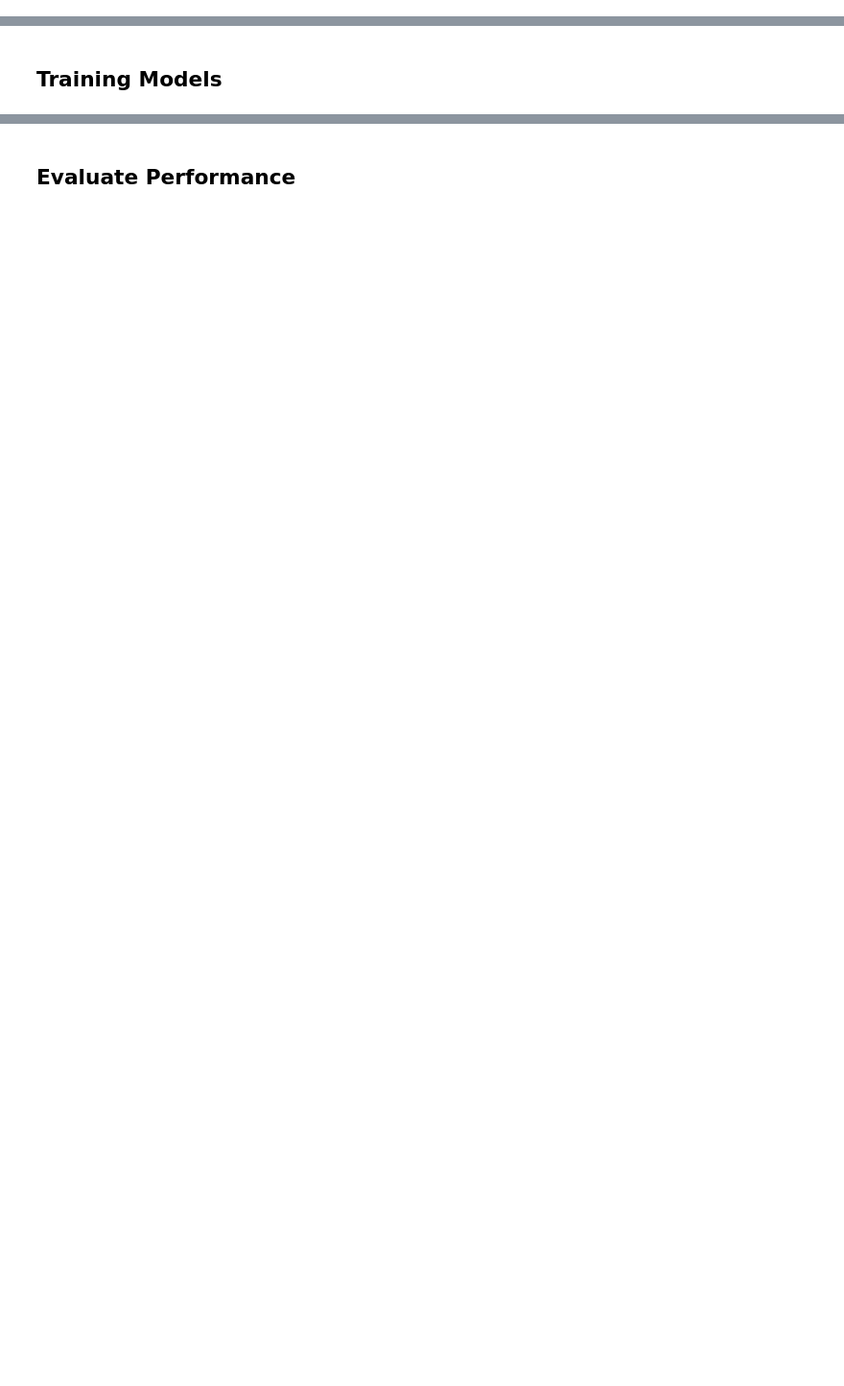
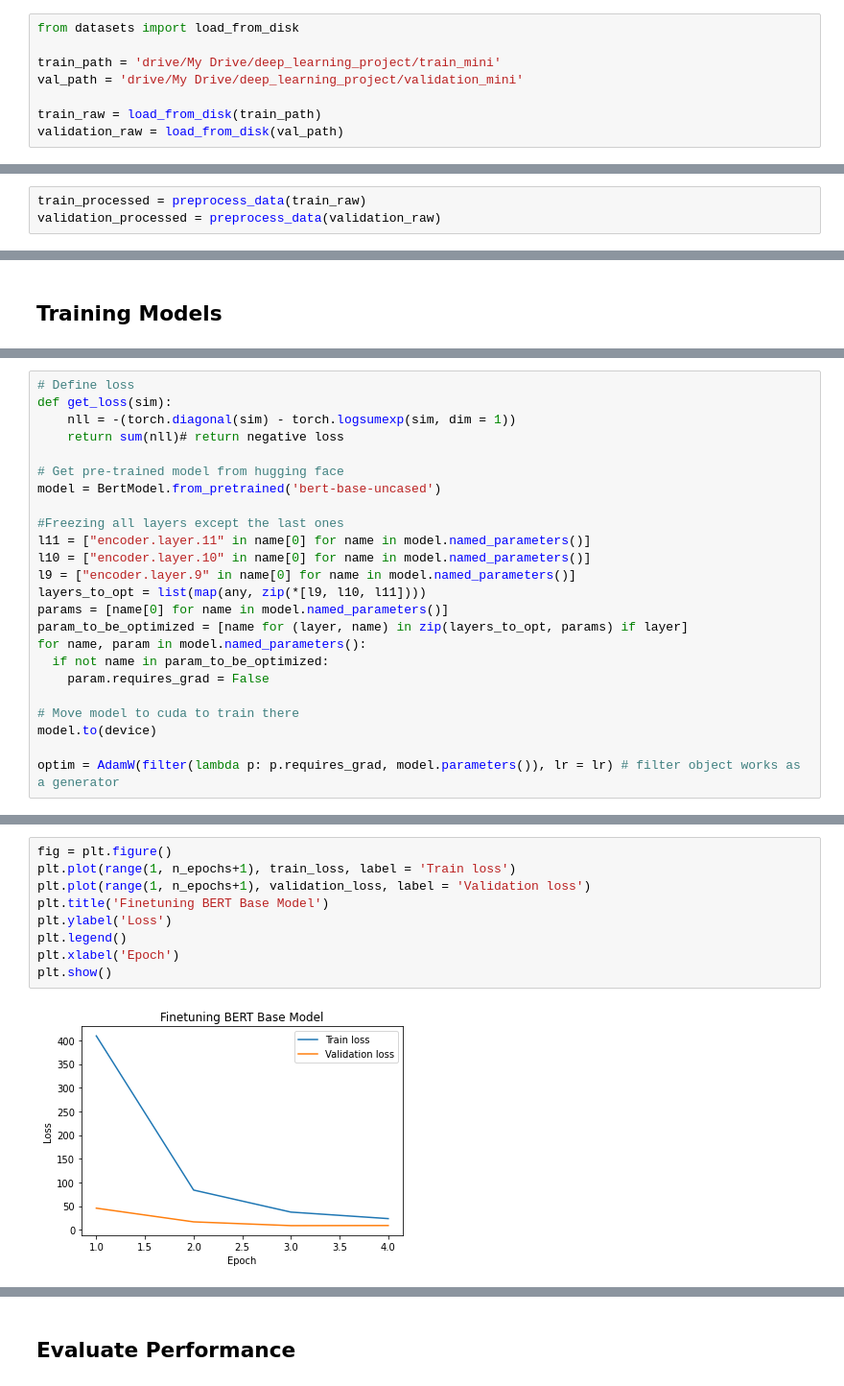
Before and after one commit to idariis/Deep-Learning-Project-E20, a Jupyter notebook: Presentation of Main Results.ipynb, the cells around one changed output, grey strips where cells are left out. Shown: that part at 96% size. Drawn from its saved outputs; the diff is of its cells as text; blank space fills up the shorter version.

```diff
--- a/Presentation of Main Results.ipynb
+++ b/Presentation of Main Results.ipynb
@@ -4,0 +58,8 @@
+# %%
+from datasets import load_from_disk
+
+train_path = 'drive/My Drive/deep_learning_project/train_mini'
+val_path = 'drive/My Drive/deep_learning_project/validation_mini'
+
+train_raw = load_from_disk(train_path)
+validation_raw = load_from_disk(val_path)
@@ -104,3 +215,6 @@ def append_Q_token(example):
     Appends P or Q to the paragraph or Question
     """
     return(['[Q]'] + [example['question']])
+# %%
+train_processed = preprocess_data(train_raw)
+validation_processed = preprocess_data(validation_raw)
@@ -108,0 +282,24 @@ def append_Q_token(example):
+# %%
+# Define loss
+def get_loss(sim):
+    nll = -(torch.diagonal(sim) - torch.logsumexp(sim, dim = 1))
+    return sum(nll)# return negative loss
+
+# Get pre-trained model from hugging face
+model = BertModel.from_pretrained('bert-base-uncased')
+
+#Freezing all layers except the last ones
+l11 = ["encoder.layer.11" in name[0] for name in model.named_parameters()]
+l10 = ["encoder.layer.10" in name[0] for name in model.named_parameters()]
+l9 = ["encoder.layer.9" in name[0] for name in model.named_parameters()]
+layers_to_opt = list(map(any, zip(*[l9, l10, l11])))
+params = [name[0] for name in model.named_parameters()]
+param_to_be_optimized = [name for (layer, name) in zip(layers_to_opt, params) if layer]
+for name, param in model.named_parameters():
+  if not name in param_to_be_optimized:
+    param.requires_grad = False
+
+# Move model to cuda to train there
+model.to(device)
+
+optim = AdamW(filter(lambda p: p.requires_grad, model.parameters()), lr = lr) # filter object works as a generator
@@ -108,0 +464,11 @@ def append_Q_token(example):
+# %%
+fig = plt.figure()
+plt.plot(range(1, n_epochs+1), train_loss, label = 'Train loss')
+plt.plot(range(1, n_epochs+1), validation_loss, label = 'Validation loss')
+plt.title('Finetuning BERT Base Model')
+plt.ylabel('Loss')
+plt.legend()
+plt.xlabel('Epoch')
+plt.show()
+# %% [output]
+[figure, added]
```
Also changed, not shown: parts of 25 cells of this notebook.
